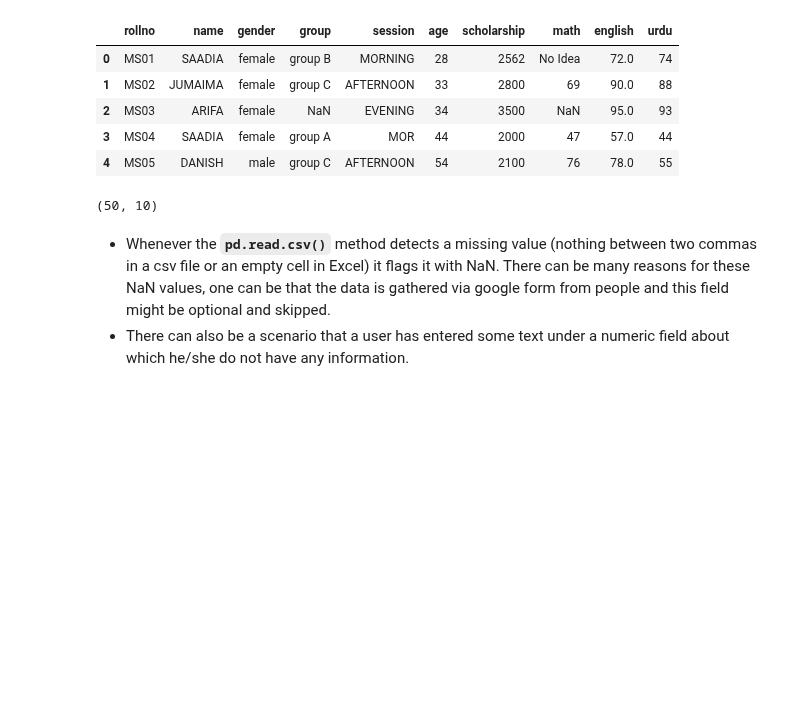
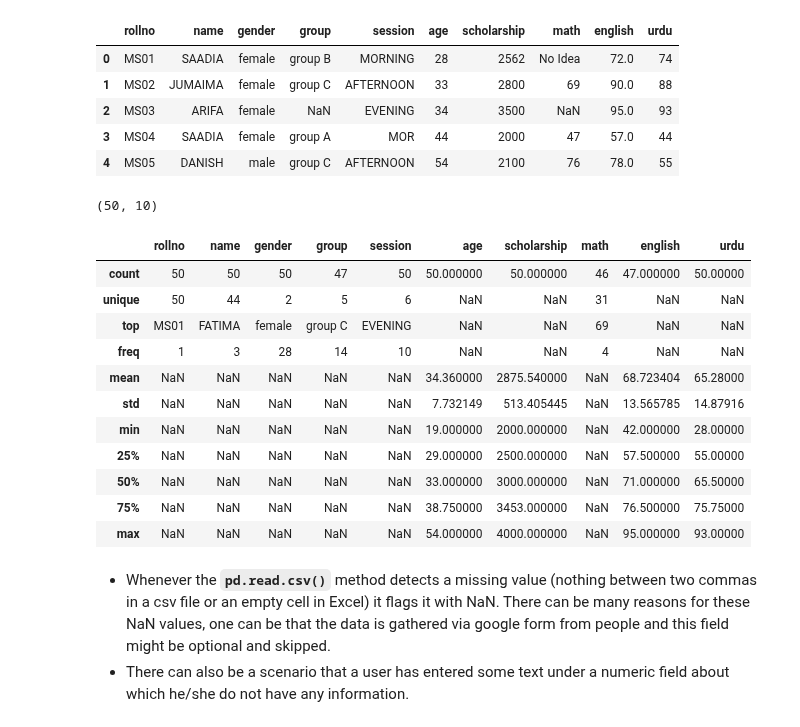
Before and after one commit to tayyabsarfraz/Introduction-to-Data-Analyst-and-Data-Science, a Jupyter notebook: Module no 02- Python for Data Scientists/02 - Pandas for Data Scientists/Lec-2.17(Pandas-08-Handling-Missing-Data).ipynb, the cells around one changed output. Cells and saved outputs as stored; diff of their text form; code cells hidden in the pictures; blank space fills up the shorter version.

```diff
--- a/Module no 02- Python for Data Scientists/02 - Pandas for Data Scientists/Lec-2.17(Pandas-08-Handling-Missing-Data).ipynb
+++ b/Module no 02- Python for Data Scientists/02 - Pandas for Data Scientists/Lec-2.17(Pandas-08-Handling-Missing-Data).ipynb
@@ -60,6 +60,21 @@ df.head()
 df.shape
 # %% [output]
 (50, 10)
+# %%
+df.describe(include='all')
+# %% [output]
+|  | rollno | name | gender | group | session | age | scholarship | math | english | urdu |
+| count | 50 | 50 | 50 | 47 | 50 | 50.000000 | 50.000000 | 46 | 47.000000 | 50.00000 |
+| unique | 50 | 44 | 2 | 5 | 6 | NaN | NaN | 31 | NaN | NaN |
+| top | MS01 | FATIMA | female | group C | EVENING | NaN | NaN | 69 | NaN | NaN |
+| freq | 1 | 3 | 28 | 14 | 10 | NaN | NaN | 4 | NaN | NaN |
+| mean | NaN | NaN | NaN | NaN | NaN | 34.360000 | 2875.540000 | NaN | 68.723404 | 65.28000 |
+| std | NaN | NaN | NaN | NaN | NaN | 7.732149 | 513.405445 | NaN | 13.565785 | 14.87916 |
+| min | NaN | NaN | NaN | NaN | NaN | 19.000000 | 2000.000000 | NaN | 42.000000 | 28.00000 |
+| 25% | NaN | NaN | NaN | NaN | NaN | 29.000000 | 2500.000000 | NaN | 57.500000 | 55.00000 |
+| 50% | NaN | NaN | NaN | NaN | NaN | 33.000000 | 3000.000000 | NaN | 71.000000 | 65.50000 |
+| 75% | NaN | NaN | NaN | NaN | NaN | 38.750000 | 3453.000000 | NaN | 76.500000 | 75.75000 |
+| max | NaN | NaN | NaN | NaN | NaN | 54.000000 | 4000.000000 | NaN | 95.000000 | 93.00000 |
 # %% [markdown]
 - Whenever the **`pd.read.csv()`** method detects a missing value (nothing between two commas in a csv file or an empty cell in Excel) it flags it with NaN. There can be many reasons for these NaN values, one can be that the data is gathered via google form from people and this field might be optional and skipped.
 - There can also be a scenario that a user has entered some text under a numeric field about which he/she do not have any information.
```
Also changed, not shown: parts of 82 cells of this notebook.
